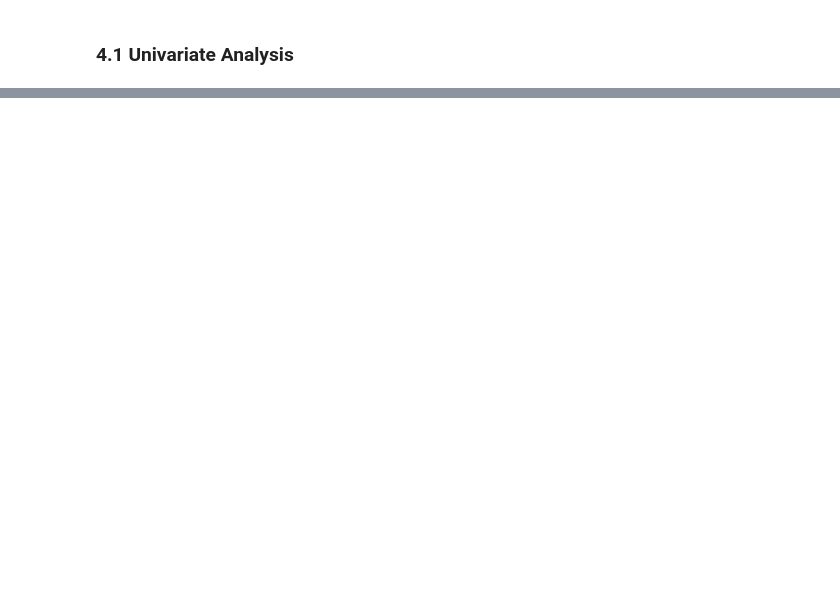
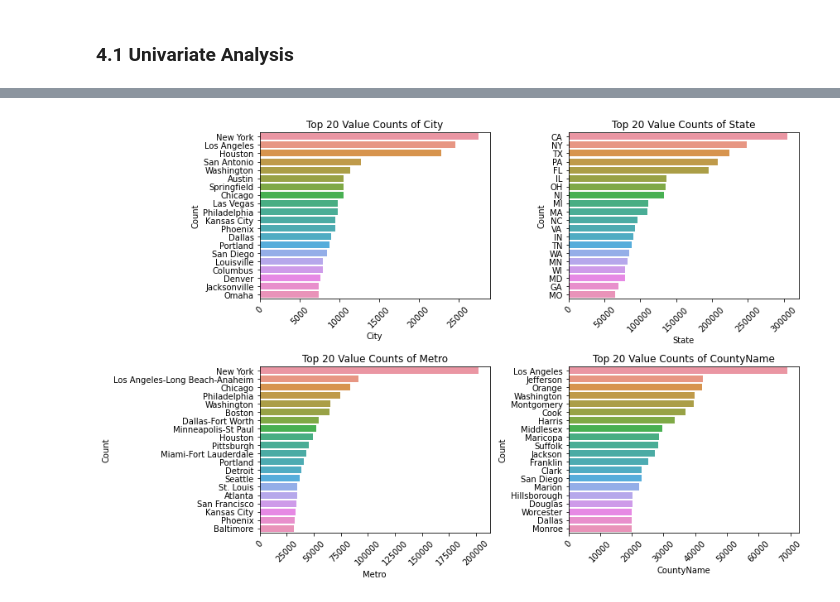
Before and after one commit to HersiYussuf/Phase-5-Project, a Jupyter notebook: Untitled.ipynb, the cells around one changed output, grey strips where cells are left out. Drawn from its saved outputs; the diff is of its cells as text; code cells hidden in the pictures; blank space fills up the shorter version.

```diff
--- a/Untitled.ipynb
+++ b/Untitled.ipynb
@@ -298,0 +345,37 @@ AttributeError: 'numpy.ndarray' object has no attribute 'describe'
+# %%
+def plot_value_counts(data, columns, top_n=20):
+    """
+    Plots bar plots of value counts for the specified columns in the given dataset,
+    considering only the top_n items.
+    Parameters:
+    data (DataFrame): The dataset to analyze.
+    columns (list): List of column names to plot value counts for.
+    top_n (int): Number of top items to consider (default: 20).
+    """
+    num_plots = len(columns)
+    num_rows = 2
+    num_cols = 2
+    fig, axes = plt.subplots(num_rows, num_cols, figsize=(12, 8))
+    fig.tight_layout()
+    for i, column in enumerate(columns):
+        row = i // num_cols
+        col = i % num_cols
+        ax = axes[row, col]
+        value_counts = data[column].value_counts().head(top_n)
+        sns.barplot(y=value_counts.index, x=value_counts.values, ax=ax)
+        ax.set_title(f'Top {top_n} Value Counts of {column}')
+        ax.set_xlabel(column)
+        ax.set_ylabel('Count')
+        ax.tick_params(axis='x', rotation=45)
+    # Hide empty subplots if there are any
+    if num_plots < num_rows * num_cols:
+        for i in range(num_plots, num_rows * num_cols):
+            row = i // num_cols
+            col = i % num_cols
+            fig.delaxes(axes[row, col])
+    plt.tight_layout()
+    plt.show()
+# %%
+plot_value_counts(melted_df, columns_list)
+# %% [output]
+[figure, added]
```
Also changed, not shown: parts of 11 cells of this notebook.
